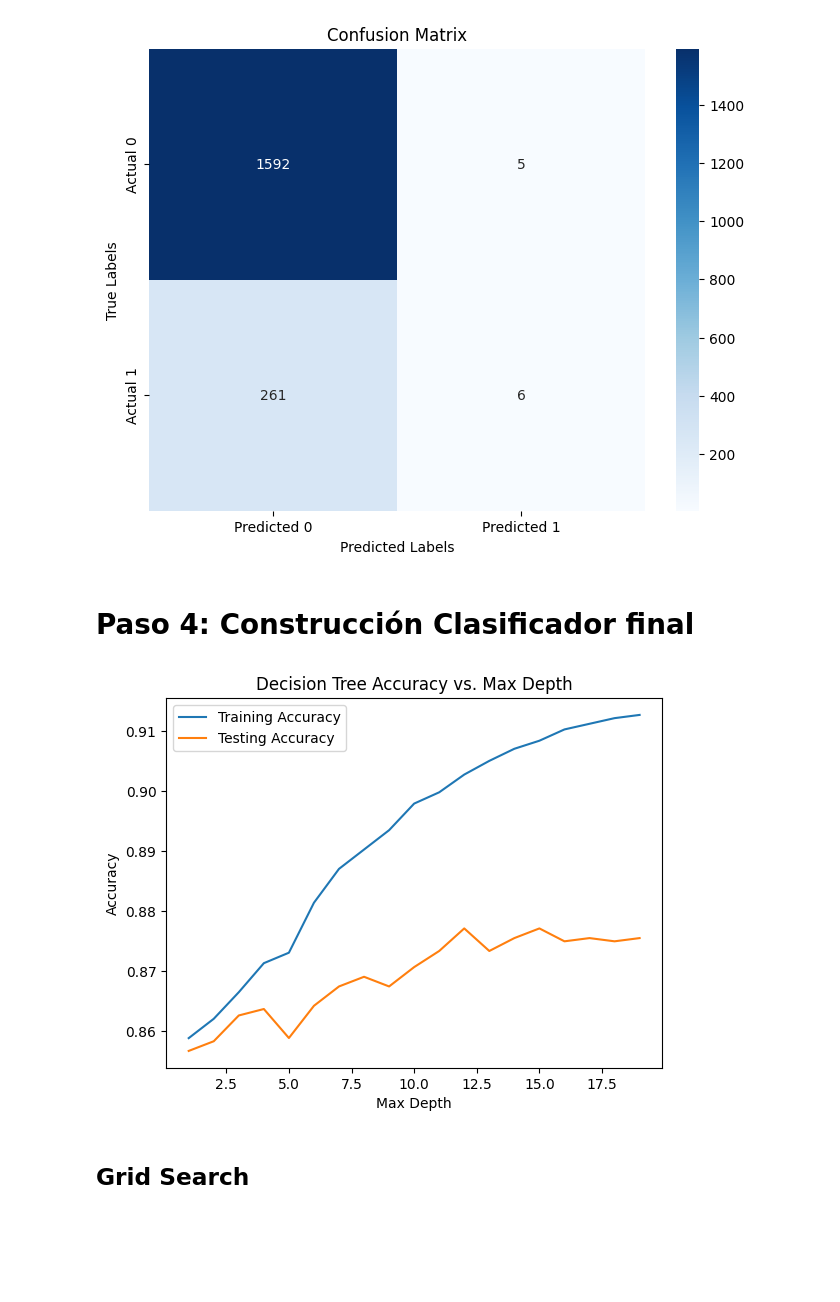
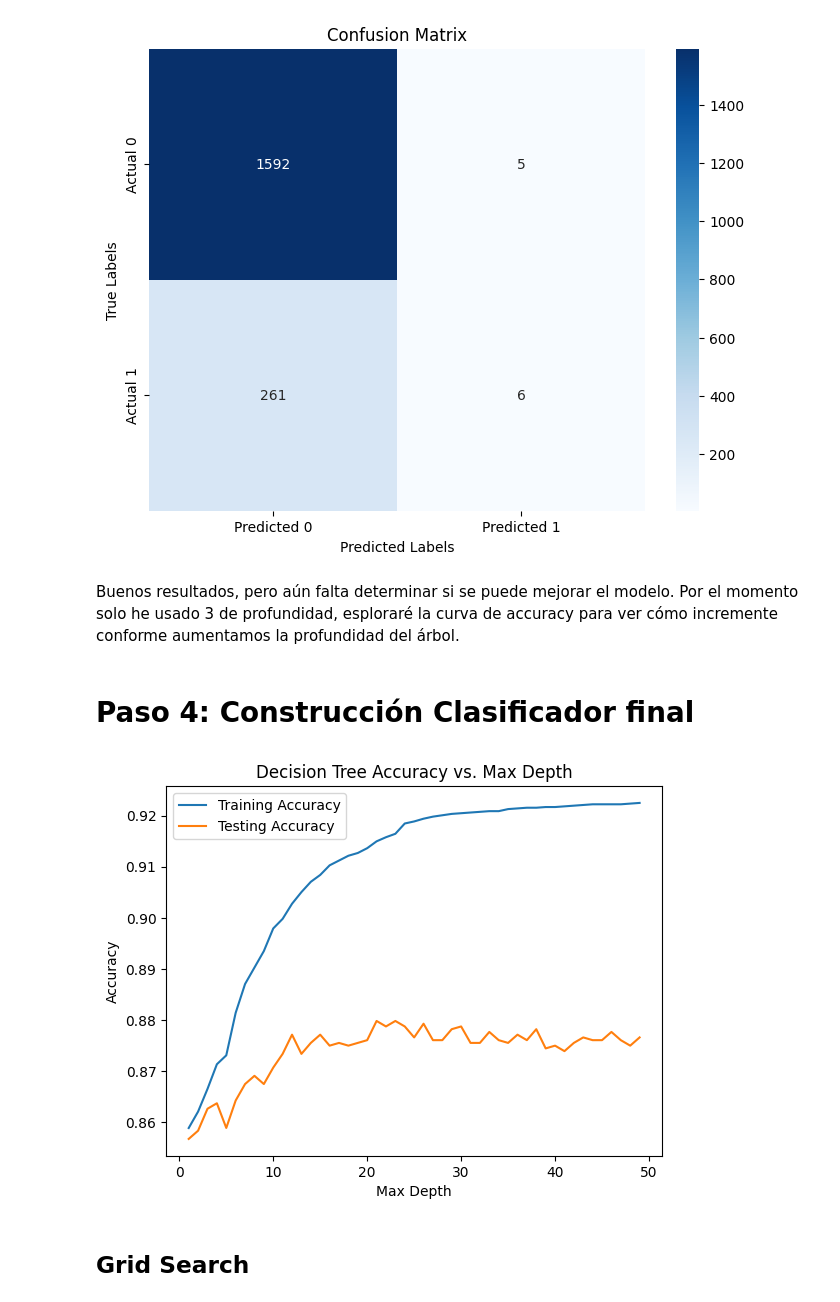
Before and after one commit to VictorRegueira/VARR_Bourbaki, a Jupyter notebook: WorkingAnalyst/Mod1/VARR_WorkingAnalyst_Mod1_Clasificacion.ipynb, the cells around one changed output. Drawn from its saved outputs; the diff is of its cells as text; code cells hidden in the pictures; blank space fills up the shorter version.

```diff
--- a/WorkingAnalyst/Mod1/VARR_WorkingAnalyst_Mod1_Clasificacion.ipynb
+++ b/WorkingAnalyst/Mod1/VARR_WorkingAnalyst_Mod1_Clasificacion.ipynb
@@ -395,31 +386,33 @@ import matplotlib.pyplot as plt
 plot_confusion_matrix(y_test, model.predict(X_test))
 # %% [output]
 [figure]
+# %% [markdown]
+Buenos resultados, pero aún falta determinar si se puede mejorar el modelo. Por el momento solo he usado 3 de profundidad, esploraré la curva de accuracy para ver cómo incremente conforme aumentamos la profundidad del árbol.
 # %% [markdown]
 # Paso 4: Construcción Clasificador final
 # %%
 train_accuracies = []
 test_accuracies = []
-depths = range(1, 20)
+depths = range(1, 50)
 
 for depth in depths:
     clf = DecisionTreeClassifier(random_state=42, max_depth=depth)
     clf.fit(X_train, y_train)
     train_accuracy = clf.score(X_train, y_train)
     test_accuracy = clf.score(X_test, y_test)
     train_accuracies.append(train_accuracy)
     test_accuracies.append(test_accuracy)
 
 
 plt.plot(depths, train_accuracies, label="Training Accuracy")
 plt.plot(depths, test_accuracies, label="Testing Accuracy")
 plt.xlabel("Max Depth")
 plt.ylabel("Accuracy")
 plt.title("Decision Tree Accuracy vs. Max Depth")
 plt.legend()
 plt.show()
 # %% [output]
-[figure, old version]
+[figure, new version]
 # %% [markdown]
 ## Grid Search
 # %%
```
Also changed, not shown: parts of 24 cells of this notebook.
